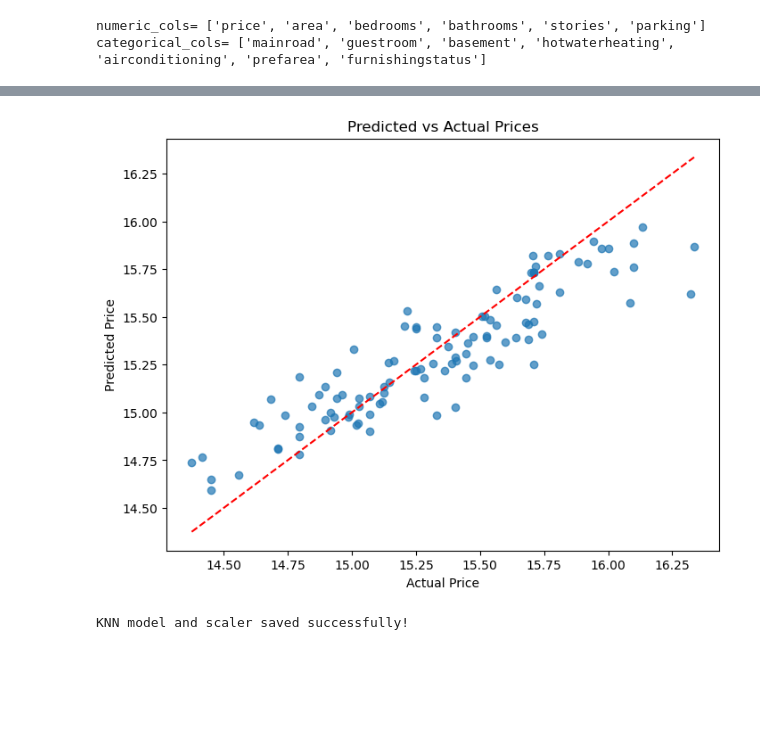
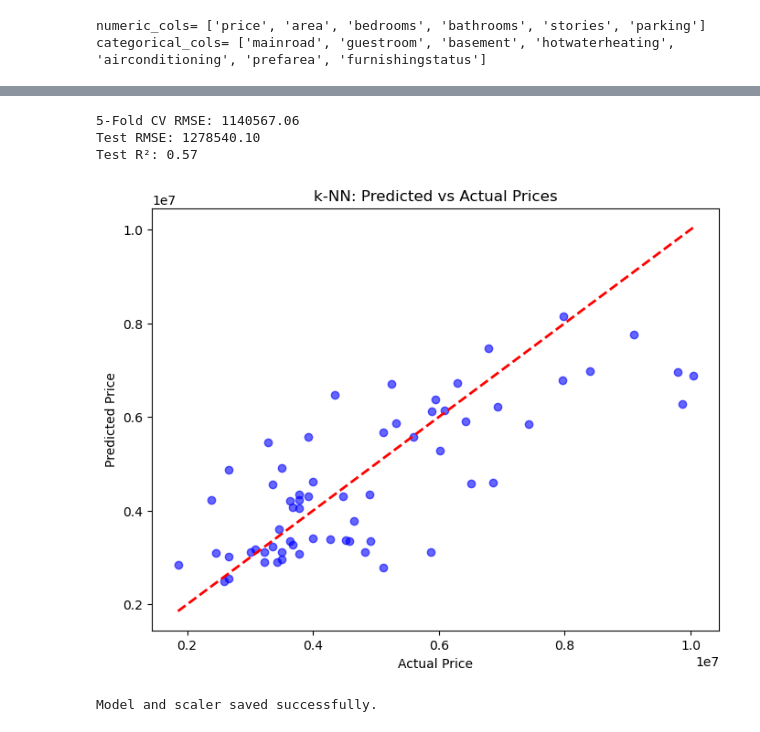
Before and after one commit to Manosree30/House_price_prediction, a Jupyter notebook: project.ipynb, the cells around one changed output, grey strips where cells are left out. Cells and saved outputs as stored; diff of their text form; code cells hidden in the pictures; blank space fills up the shorter version.

```diff
--- a/project.ipynb
+++ b/project.ipynb
@@ -163,0 +117,8 @@ df.head()
+# %%
+import numpy as np
+
+numeric_cols = ['area', 'bedrooms', 'bathrooms', 'stories', 'parking']
+
+for col in numeric_cols:
+    df[col] = np.log1p(df[col])  # log(x + 1) to avoid log(0)
+df[numeric_cols].skew()
@@ -253,23 +203,51 @@ Test R²: 0.786
+# %%
+X = df.drop('price', axis=1)
+y = df['price']
+
+X_train, X_test, y_train, y_test = train_test_split(X, y, test_size=0.2, random_state=42)
+scaler = StandardScaler()
+X_train_scaled = scaler.fit_transform(X_train)
+X_test_scaled = scaler.transform(X_test)
+
+knn = KNeighborsRegressor(n_neighbors=5)
+
+kf = KFold(n_splits=5, shuffle=True, random_state=42)
+cv_scores = -cross_val_score(knn, X_train_scaled, y_train, cv=kf, scoring='neg_root_mean_squared_error')
+print(f'5-Fold CV RMSE: {cv_scores.mean():.2f}')
+
+knn.fit(X_train_scaled, y_train)
+
+y_pred = knn.predict(X_test_scaled)
+
+test_rmse = np.sqrt(mean_squared_error(y_test, y_pred))
+test_r2 = r2_score(y_test, y_pred)
+print(f'Test RMSE: {test_rmse:.2f}')
+print(f'Test R²: {test_r2:.2f}')
+# %% [output]
+5-Fold CV RMSE: 1140567.06
+Test RMSE: 1278540.10
+Test R²: 0.57
 # %%
-import matplotlib.pyplot as plt
 plt.figure(figsize=(8,6))
-plt.scatter(y_test, y_pred, alpha=0.7)
-plt.plot([y_test.min(), y_test.max()], [y_test.min(), y_test.max()], 'r--')
-plt.xlabel("Actual Price")
-plt.ylabel("Predicted Price")
-plt.title("Predicted vs Actual Prices")
+plt.scatter(y_test, y_pred, color='blue', alpha=0.6)
+plt.plot([y_test.min(), y_test.max()], [y_test.min(), y_test.max()], 'r--', lw=2)
+plt.xlabel('Actual Price')
+plt.ylabel('Predicted Price')
+plt.title('k-NN: Predicted vs Actual Prices')
 plt.show()
 # %% [output]
-[figure, old version]
+[figure, new version]
-# %%
-import pickle
-
-with open('knn_model.pkl', 'wb') as f:
-    pickle.dump(knn, f)
-
-with open('scaler_X.pkl', 'wb') as f:
-    pickle.dump(scaler, f)
-
-print("KNN model and scaler saved successfully!")
-# %% [output]
-KNN model and scaler saved successfully!
+# %%
+import pickle
+
+
+with open('knn_model.pkl', 'wb') as f:
+    pickle.dump(knn, f)
+
+
+with open('scaler.pkl', 'wb') as f:
+    pickle.dump(scaler, f)
+
+print("Model and scaler saved successfully.")
+# %% [output]
+Model and scaler saved successfully.
```
Also changed, not shown: parts of 15 cells of this notebook, 4 other files.
